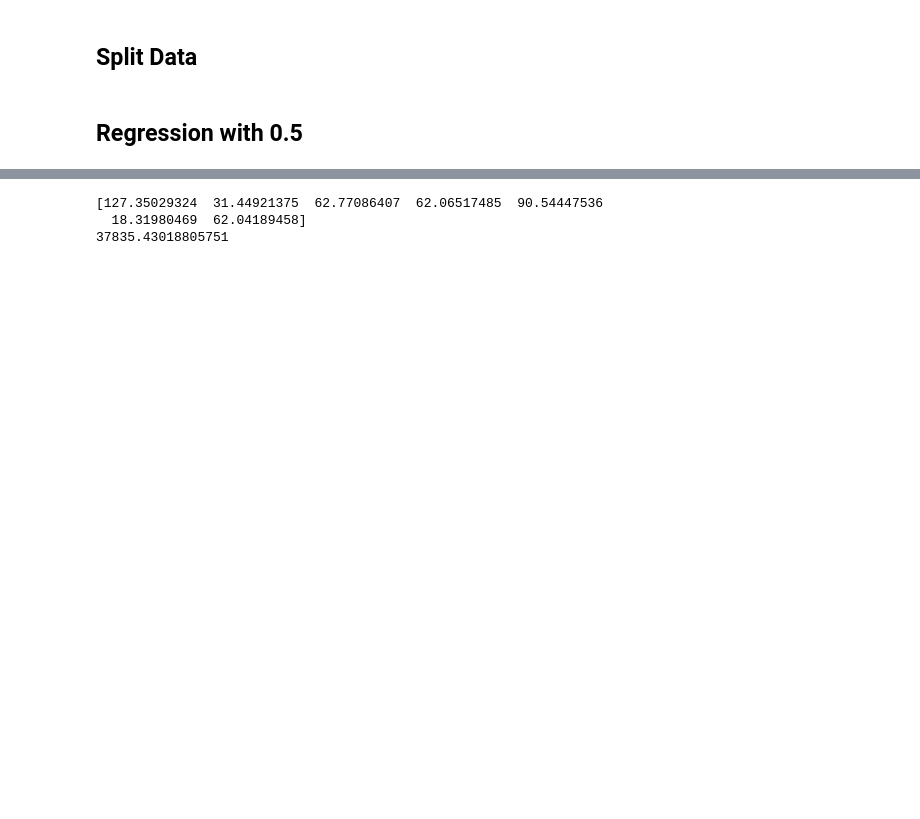
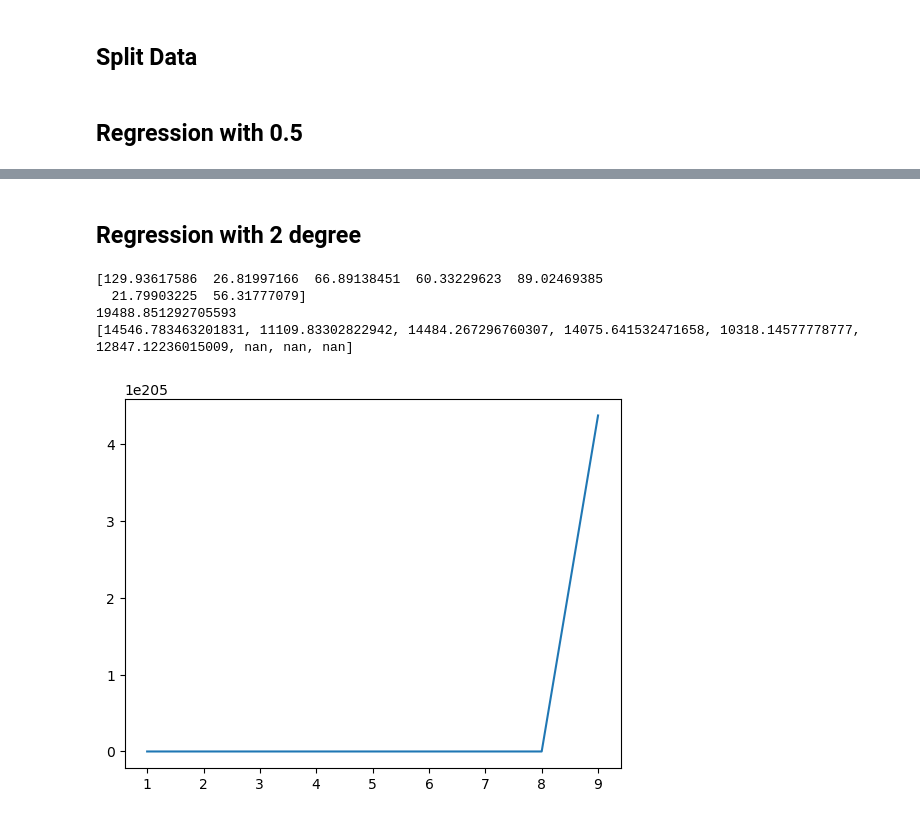
Before and after one commit to sparsh-04/ML, a Jupyter notebook: fods.ipynb, the cells around one changed output, grey strips where cells are left out. Saved outputs shown, nothing was run; the diff lists cells and outputs as text; code cells hidden in the pictures; blank space fills up the shorter version.

```diff
--- a/fods.ipynb
+++ b/fods.ipynb
@@ -204,25 +231,43 @@ print(mse_one)
+# %% [markdown]
+## Regression with 2 degree
 # %%
 def two_deg(X: np.ndarray,Y: np.ndarray, learning_rate = 0.002, l1_penalty = 0.9, max_iters = 5000):
   W = np.zeros(X.shape[1])
   n = len(X)
   for _ in range(max_iters):
     Y_pred = np.dot(X, W)
     gradient = (1/n)*np.dot(X.T, Y_pred-Y) + l1_penalty*(W)
     change = learning_rate*gradient
     W -= change
   return W
 
 def mean_squared_error_two_deg(y_true, y_pred):
     return np.mean((y_true - y_pred) **2)
 
 X_transformed_two = poly_transform_2(X_Train,3)
 X_transformed_Test_two = poly_transform_2(X_Test,3)
 W_two = two_deg(X_transformed_two, Y_Train)
 print(W_two)
 Y_pred_two_deg = np.dot(X_transformed_Test_two, W_two)
-mse_one = mean_squared_error_two_deg(Y_Test, Y_pred_two_deg)
-print(mse_one)
+mse_two = mean_squared_error_two_deg(Y_Test, Y_pred_two_deg)
+print(mse_two)
+
+degrees = [1,2,3,4,5,6,7,8,9]
+output_bch_two = []
+for i in degrees:
+    X_Train_poly_bch_two = poly_transform_2(X_Train, i)
+    X_Test_poly_bch_two = poly_transform_2(X_Test, i)
+    W_bch_two = bgd_regressor(X_Train_poly_bch_two, Y_Train)
+    Y_Test_pred = np.dot(X_Test_poly_bch_two,W_bch_two)
+    mse_bch_two = mean_squared_error(Y_Test, Y_Test_pred)
+    output_bch_two.append(mse_bch_two)
+
+print(output_bch_two)
+plt.plot(degrees, output)
+plt.show()
 # %% [output]
-[127.35029324  31.44921375  62.77086407  62.06517485  90.54447536
-  18.31980469  62.04189458]
-37835.43018805751
+[129.93617586  26.81997166  66.89138451  60.33229623  89.02469385
+  21.79903225  56.31777079]
+19488.851292705593
+[14546.783463201831, 11109.83302822942, 14484.267296760307, 14075.641532471658, 10318.14577778777, 12847.12236015009, nan, nan, nan]
+[figure, added]
```
Also changed, not shown: parts of 8 cells of this notebook.
